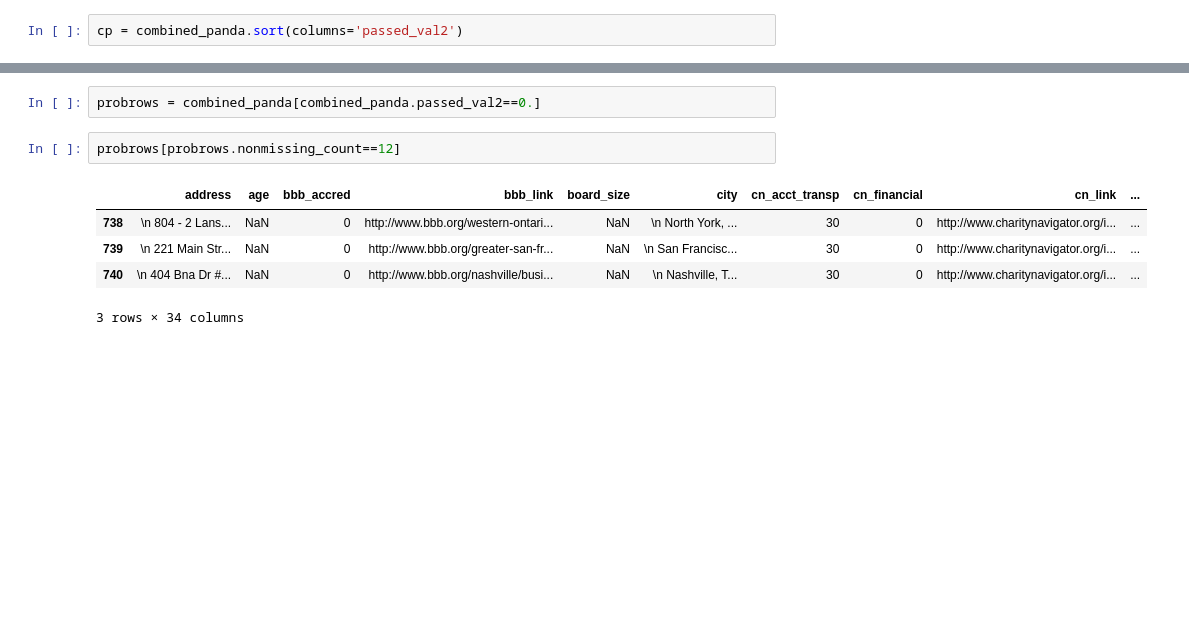
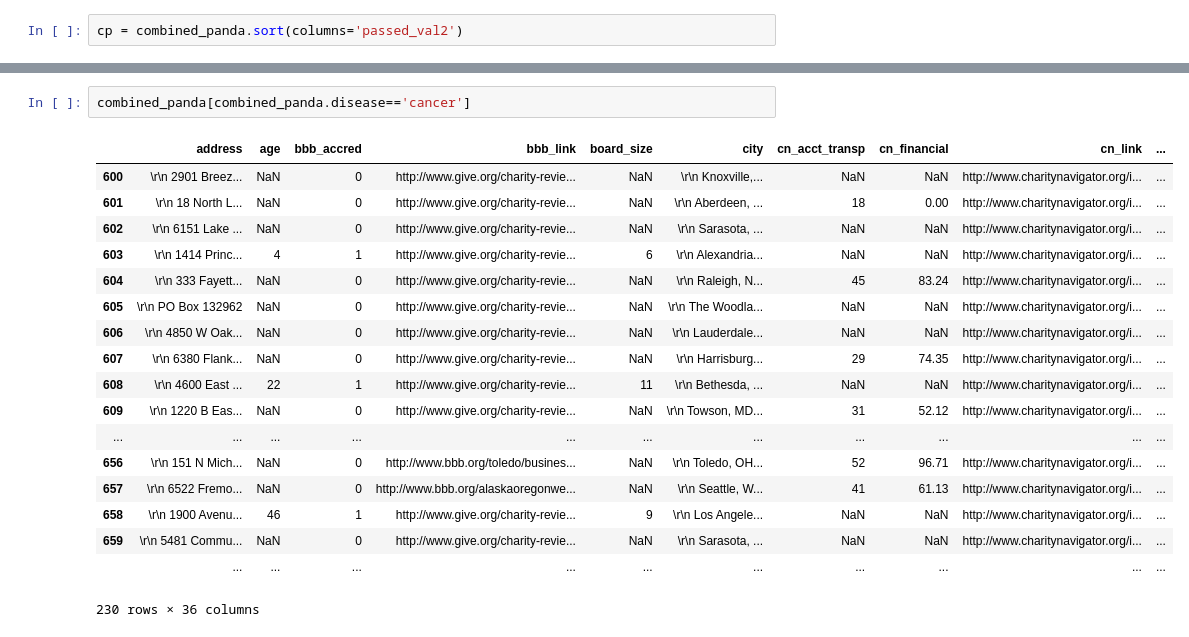
Before and after one commit to kdsimmons/InsightProject, a Jupyter notebook: validation_ver2.ipynb, the cells around one changed output, grey strips where cells are left out. Saved outputs shown, nothing was run; the diff lists cells and outputs as text; blank space fills up the shorter version.

```diff
--- a/validation_ver2.ipynb
+++ b/validation_ver2.ipynb
@@ -309,11 +329,22 @@ pd.crosstab(combined_panda.nonmissing_count, combined_panda.passed_val2)
 10 rows × 2 columns
-# %%
-probrows = combined_panda[combined_panda.passed_val2==0.]
-# %%
-probrows[probrows.nonmissing_count==12]
-# %% [output]
-|  | address | age | bbb_accred | bbb_link | board_size | city | cn_acct_transp | cn_financial | cn_link | ... |
-| 738 | \n 804 - 2 Lans... | NaN | 0 | http://www.bbb.org/western-ontari... | NaN | \n North York, ... | 30 | 0 | http://www.charitynavigator.org/i... | ... |
-| 739 | \n 221 Main Str... | NaN | 0 | http://www.bbb.org/greater-san-fr... | NaN | \n San Francisc... | 30 | 0 | http://www.charitynavigator.org/i... | ... |
-| 740 | \n 404 Bna Dr #... | NaN | 0 | http://www.bbb.org/nashville/busi... | NaN | \n Nashville, T... | 30 | 0 | http://www.charitynavigator.org/i... | ... |
-3 rows × 34 columns
+# %%
+combined_panda[combined_panda.disease=='cancer']
+# %% [output]
+|  | address | age | bbb_accred | bbb_link | board_size | city | cn_acct_transp | cn_financial | cn_link | ... |
+| 600 | \r\n 2901 Breez... | NaN | 0 | http://www.give.org/charity-revie... | NaN | \r\n Knoxville,... | NaN | NaN | http://www.charitynavigator.org/i... | ... |
+| 601 | \r\n 18 North L... | NaN | 0 | http://www.give.org/charity-revie... | NaN | \r\n Aberdeen, ... | 18 | 0.00 | http://www.charitynavigator.org/i... | ... |
+| 602 | \r\n 6151 Lake ... | NaN | 0 | http://www.give.org/charity-revie... | NaN | \r\n Sarasota, ... | NaN | NaN | http://www.charitynavigator.org/i... | ... |
+| 603 | \r\n 1414 Princ... | 4 | 1 | http://www.give.org/charity-revie... | 6 | \r\n Alexandria... | NaN | NaN | http://www.charitynavigator.org/i... | ... |
+| 604 | \r\n 333 Fayett... | NaN | 0 | http://www.give.org/charity-revie... | NaN | \r\n Raleigh, N... | 45 | 83.24 | http://www.charitynavigator.org/i... | ... |
+| 605 | \r\n PO Box 132962 | NaN | 0 | http://www.give.org/charity-revie... | NaN | \r\n The Woodla... | NaN | NaN | http://www.charitynavigator.org/i... | ... |
+| 606 | \r\n 4850 W Oak... | NaN | 0 | http://www.give.org/charity-revie... | NaN | \r\n Lauderdale... | NaN | NaN | http://www.charitynavigator.org/i... | ... |
+| 607 | \r\n 6380 Flank... | NaN | 0 | http://www.give.org/charity-revie... | NaN | \r\n Harrisburg... | 29 | 74.35 | http://www.charitynavigator.org/i... | ... |
+| 608 | \r\n 4600 East ... | 22 | 1 | http://www.give.org/charity-revie... | 11 | \r\n Bethesda, ... | NaN | NaN | http://www.charitynavigator.org/i... | ... |
+| 609 | \r\n 1220 B Eas... | NaN | 0 | http://www.give.org/charity-revie... | NaN | \r\n Towson, MD... | 31 | 52.12 | http://www.charitynavigator.org/i... | ... |
+| ... | ... | ... | ... | ... | ... | ... | ... | ... | ... | ... |
+| 656 | \r\n 151 N Mich... | NaN | 0 | http://www.bbb.org/toledo/busines... | NaN | \r\n Toledo, OH... | 52 | 96.71 | http://www.charitynavigator.org/i... | ... |
+| 657 | \r\n 6522 Fremo... | NaN | 0 | http://www.bbb.org/alaskaoregonwe... | NaN | \r\n Seattle, W... | 41 | 61.13 | http://www.charitynavigator.org/i... | ... |
+| 658 | \r\n 1900 Avenu... | 46 | 1 | http://www.give.org/charity-revie... | 9 | \r\n Los Angele... | NaN | NaN | http://www.charitynavigator.org/i... | ... |
+| 659 | \r\n 5481 Commu... | NaN | 0 | http://www.give.org/charity-revie... | NaN | \r\n Sarasota, ... | NaN | NaN | http://www.charitynavigator.org/i... | ... |
+|  | ... | ... | ... | ... | ... | ... | ... | ... | ... | ... |
+230 rows × 36 columns
```
Also changed, not shown: parts of 12 cells of this notebook, 28 other files.
